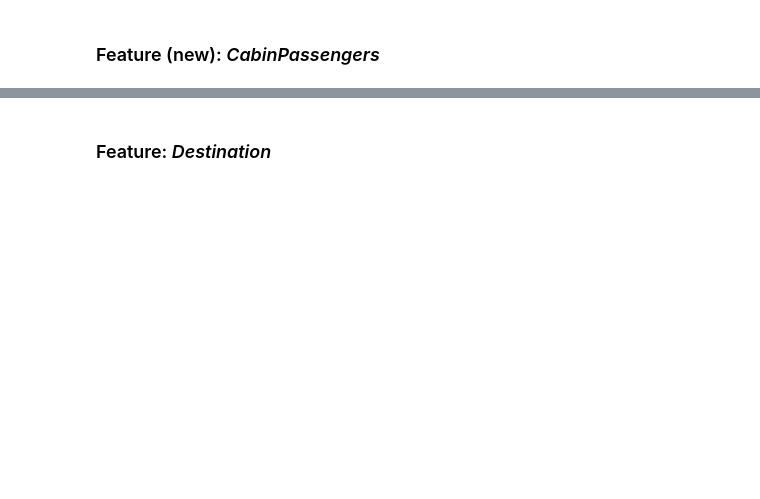
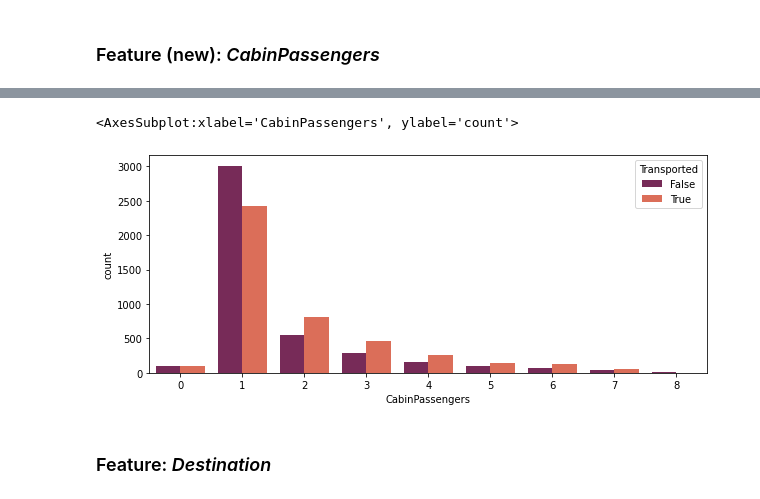
Before and after one commit to pdenieves/github-slideshow, a Jupyter notebook: feature-engineering-xgbclassifier.ipynb, the cells around one changed output, grey strips where cells are left out. Cells and saved outputs as stored; diff of their text form; code cells hidden in the pictures; blank space fills up the shorter version.

```diff
--- a/feature-engineering-xgbclassifier.ipynb
+++ b/feature-engineering-xgbclassifier.ipynb
@@ -154,4 +315,6 @@ sns.countplot(x='Side', hue='Transported', palette='rocket',
 # %%
 # Generate the dummy variables
+combi_2['Side_copy'] = combi_2['Side'].copy()
 combi_2 = pd.get_dummies(combi_2, columns=['Side'], drop_first=False)
+combi_2 = combi_2.rename({'Side_copy': 'Side'}, axis=1)
 combi_2.columns
@@ -162,10 +345,15 @@ combi_2.groupby(['CabinPassengers'])['CabinPassengers'].count().head(10)
 # %%
 # In case the cabin 'X/0/X', the value should be 0
-combi_2.loc[combi_2['Cabin'] == 'X/0/X', 'CabinPassengers'] = '0'
+combi_2.loc[combi_2['Cabin'] == 'X/0/X', 'CabinPassengers'] = 0
 # %%
 # Let's see the relationship between CabinPassengers and Transported
+plt.figure(figsize=(10,4))
+
 sns.countplot(x='CabinPassengers', hue='Transported', palette='rocket',
               data=combi_2[combi_2['Transported'] != 'Unknown'])
+# %% [output]
+<AxesSubplot:xlabel='CabinPassengers', ylabel='count'>
+[figure, added]
 # %% [markdown]
 ### Feature: *Destination*
 # %%
```
Also changed, not shown: parts of 126 cells of this notebook.
